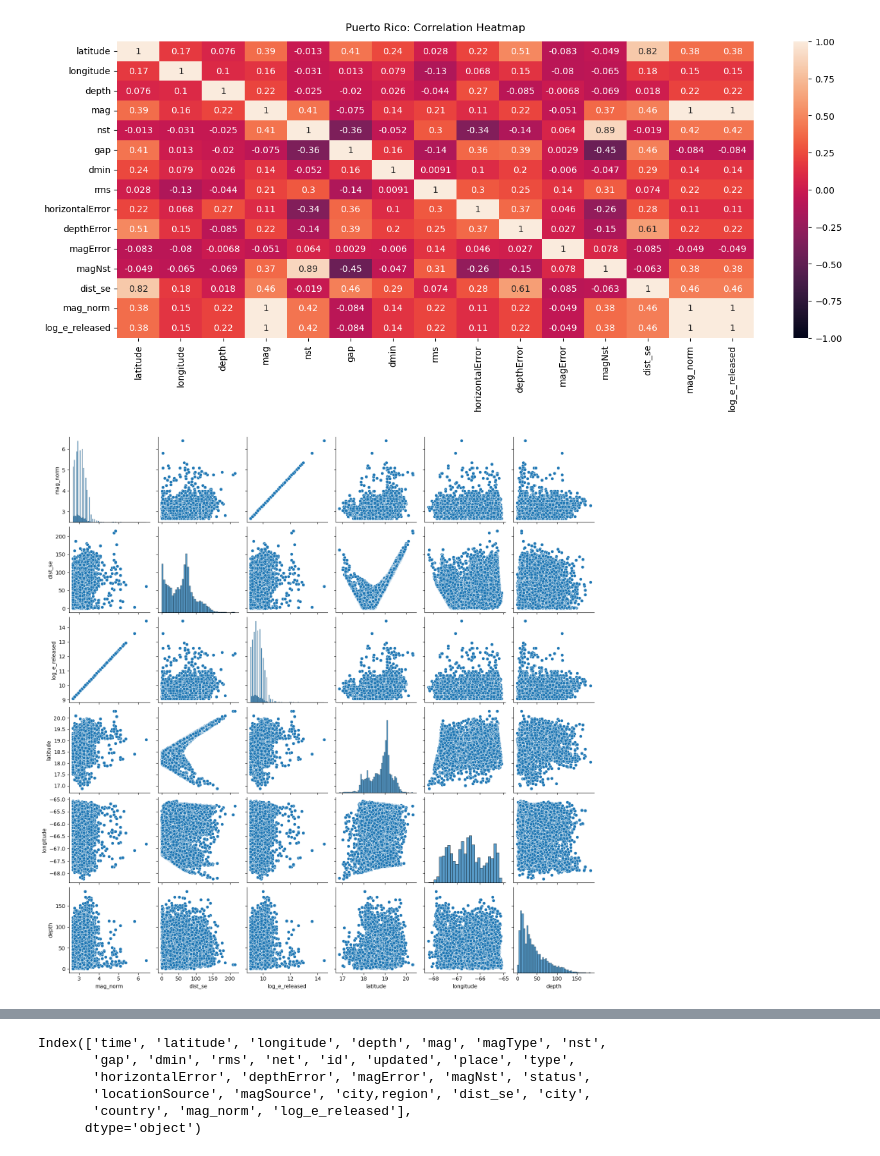
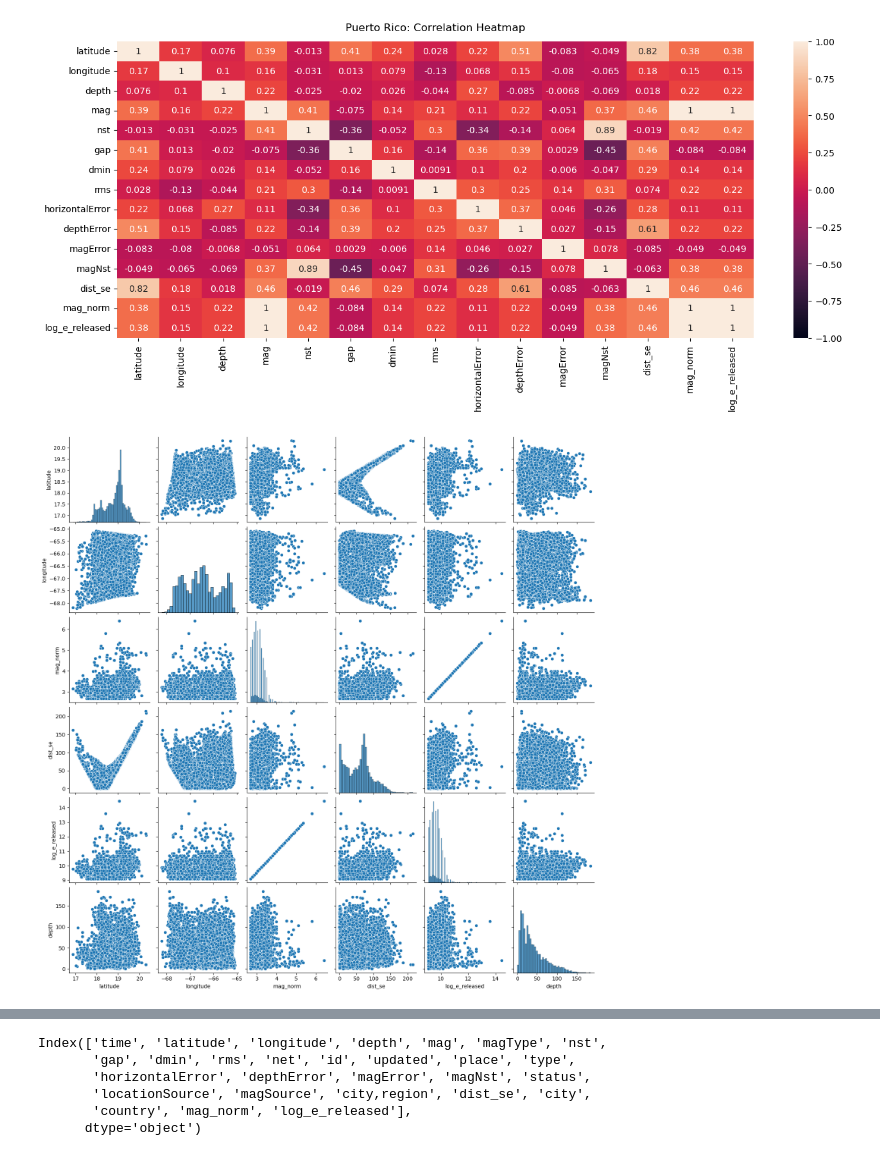
Before and after one commit to rootsnquery/ML-Climate-Project-Template-Fall2022, a Jupyter notebook: src/models.ipynb, the cells around one changed output, grey strips where cells are left out. Saved outputs shown, nothing was run; the diff lists cells and outputs as text; code cells hidden in the pictures.

```diff
--- a/src/models.ipynb
+++ b/src/models.ipynb
@@ -86,8 +107,9 @@ heatmap.set_title('Puerto Rico: Correlation Heatmap', fontdict={'fontsize':12},
 [figure]
 # %%
 # right skewed mag and energy released
-m_d = mod_pr[['mag_norm','dist_se', 'log_e_released','latitude','longitude','depth']]
+final_df = mod_pr[['time','latitude','longitude','mag_norm','dist_se', 'log_e_released','depth']]
+m_d = final_df.drop('time', axis=1)
 sns.pairplot(m_d, kind='scatter')
 plt.show()
 # %% [output]
-[figure, old version]
+[figure, new version]
```
Also changed, not shown: parts of 21 cells of this notebook.
